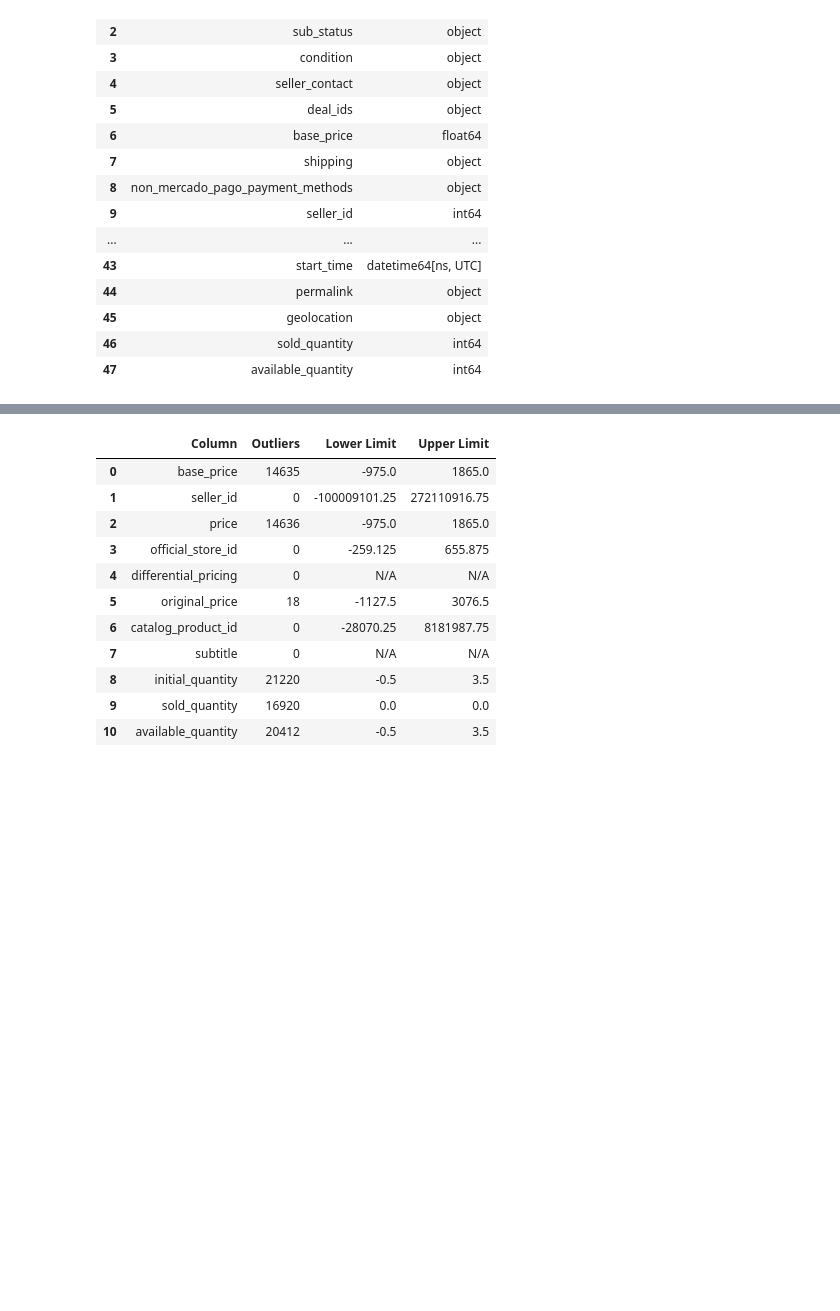
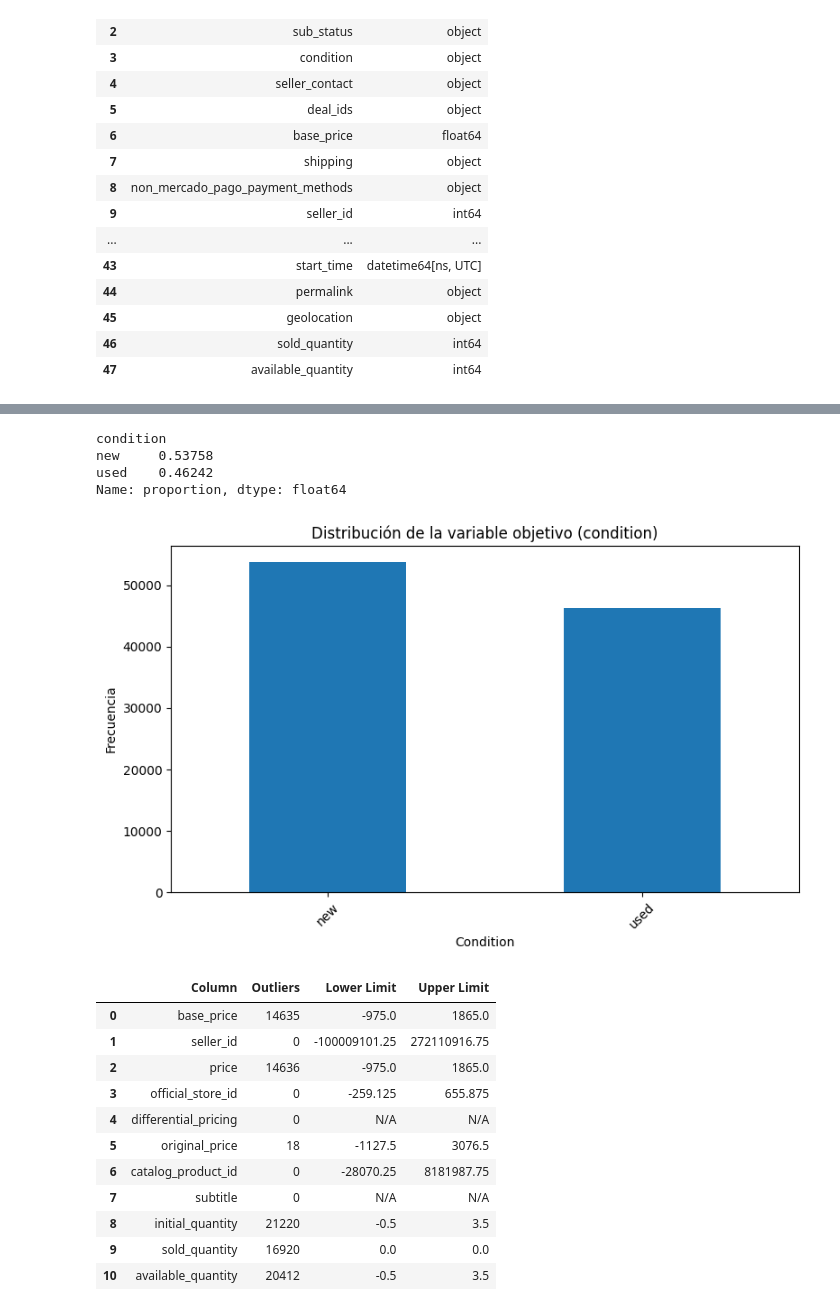
Before and after one commit to DacioMz/midterm_project, a Jupyter notebook: notebook.ipynb, the cells around one changed output, grey strips where cells are left out. Drawn from its saved outputs; the diff is of its cells as text; code cells hidden in the pictures; blank space fills up the shorter version.

Commit message:
EDA: numeric and categorical variable analysis, outliers removed

```diff
--- a/notebook.ipynb
+++ b/notebook.ipynb
@@ -54,3 +87,29 @@ with pd.option_context('display.max_rows', None, 'display.max_columns', None):
+# %%
+# balace de la variable objetivo
+
+# Distribución absoluta
+df['condition'].value_counts()
+
+# Distribución relativa (proporciones)
+df['condition'].value_counts(normalize=True)
+# %% [output]
+condition
+new     0.53758
+used    0.46242
+Name: proportion, dtype: float64
+# %%
+import matplotlib.pyplot as plt
+
+plt.figure(figsize=(8,5))
+df['condition'].value_counts().plot(kind='bar')
+plt.title('Distribución de la variable objetivo (condition)')
+plt.xlabel('Condition')
+plt.ylabel('Frecuencia')
+plt.xticks(rotation=45)
+plt.tight_layout()
+plt.show()
+# %% [output]
+[figure, added]
 # %%
 import pandas as pd
 
```
Also changed, not shown: parts of 9 cells of this notebook.
